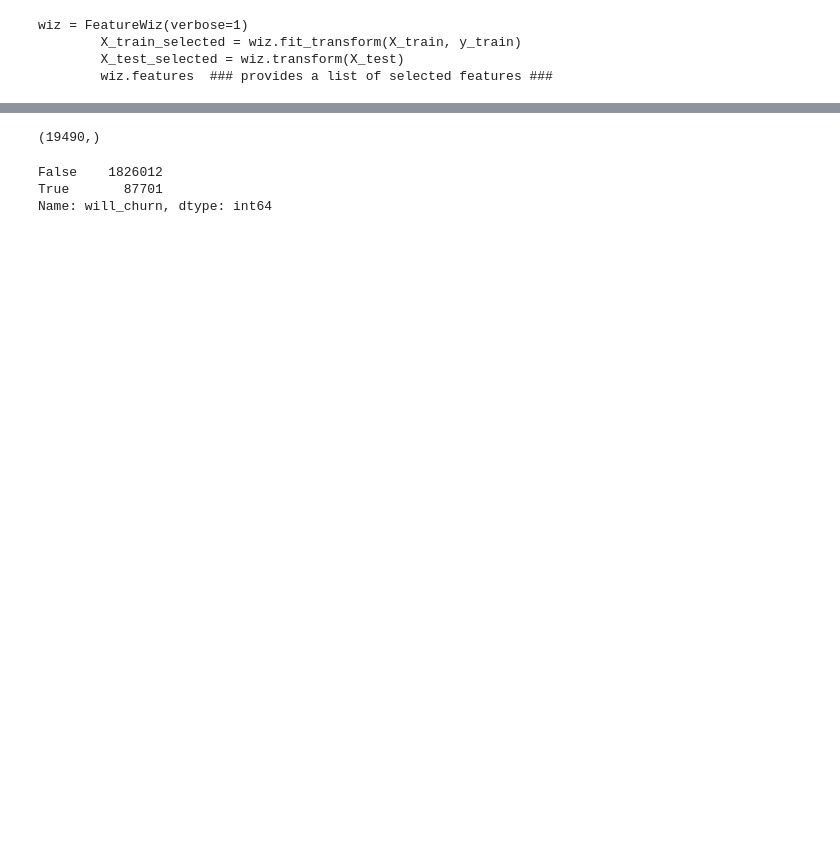
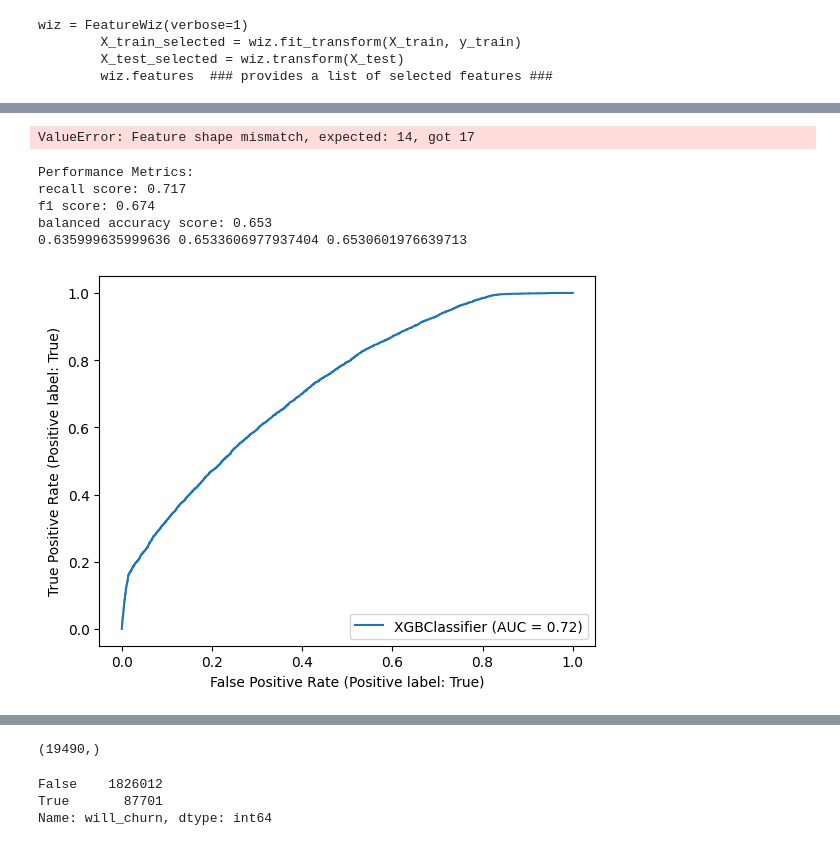
Before and after one commit to mattbrowne3/bank-churn, a Jupyter notebook: Best_Pipeline_Featurewiz.ipynb, the cells around one changed output, grey strips where cells are left out. Drawn from its saved outputs; the diff is of its cells as text; code cells hidden in the pictures; blank space fills up the shorter version.

```diff
--- a/Best_Pipeline_Featurewiz.ipynb
+++ b/Best_Pipeline_Featurewiz.ipynb
@@ -192,0 +334,31 @@ KeyboardInterrupt:
+# %%
+from sklearn.metrics import accuracy_score, confusion_matrix, classification_report, ConfusionMatrixDisplay, precision_score, recall_score, f1_score, roc_auc_score, balanced_accuracy_score
+
+
+print("Best trial:")
+trial = study.best_trial
+print("  Value: ", trial.value)
+print("  Params: ")
+for key, value in trial.params.items():
+    print(f'    {key}: {value}')
+model_opt = xgb.XGBClassifier(
+    n_estimators=trial.params['n_estimators'],
+    max_depth=trial.params['max_depth'],
+    learning_rate=trial.params['learning_rate'],
+    min_child_weight = trial.params['min_child_weight'],
+    gamma=trial.params['gamma'],
+    subsample=trial.params['subsample'],
+    colsample_bytree=trial.params['colsample_bytree']
+)
+
+model_opt.fit(X_train, y_train)
+y_pred = model_opt.predict(X_test)
+recall = recall_score(y_test, y_pred)
+f1 = f1_score(y_test, y_pred)
+precision = precision_score(y_test, y_pred)
+accuracy = accuracy_score(y_test, y_pred)
+bas = balanced_accuracy_score(y_test, y_pred)
+f3 = f3_score(y_test, y_pred)
+print(
+    f'Performance Metrics:\nrecall score: {recall:.3f}\nf1 score: {f1:.3f}\nbalanced accuracy score: {bas:.3f}')
+print(precision, accuracy,)
@@ -192,0 +397,32 @@ KeyboardInterrupt:
+# %%
+miri = pd.read_csv(r'..\Data\miri_test_set.csv')
+
+y_pred = model_opt.predict(miri)
+miri_r_xgb = model_opt.predict_proba(miri)
+# %% [output]
+ValueError: Feature shape mismatch, expected: 14, got 17
+# %%
+y_pred = model_opt.predict(X_test)
+recall = recall_score(y_test, y_pred)
+f1 = f1_score(y_test, y_pred)
+precision = precision_score(y_test, y_pred)
+accuracy = accuracy_score(y_test, y_pred)
+bas = balanced_accuracy_score(y_test, y_pred)
+f3 = f3_score(y_test, y_pred)
+print(
+    f'Performance Metrics:\nrecall score: {recall:.3f}\nf1 score: {f1:.3f}\nbalanced accuracy score: {bas:.3f}')
+print(precision, accuracy, f3)
+# %% [output]
+Performance Metrics:
+recall score: 0.717
+f1 score: 0.674
+balanced accuracy score: 0.653
+0.635999635999636 0.6533606977937404 0.6530601976639713
+# %%
+from sklearn.metrics import plot_roc_curve, precision_recall_curve
+import matplotlib.pyplot as plt
+from sklearn import metrics
+metrics.plot_roc_curve(model_opt, X_test, y_test)
+plt.show()
+# %% [output]
+[figure, added]
```
Also changed, not shown: parts of 25 cells of this notebook, 1 other file.
